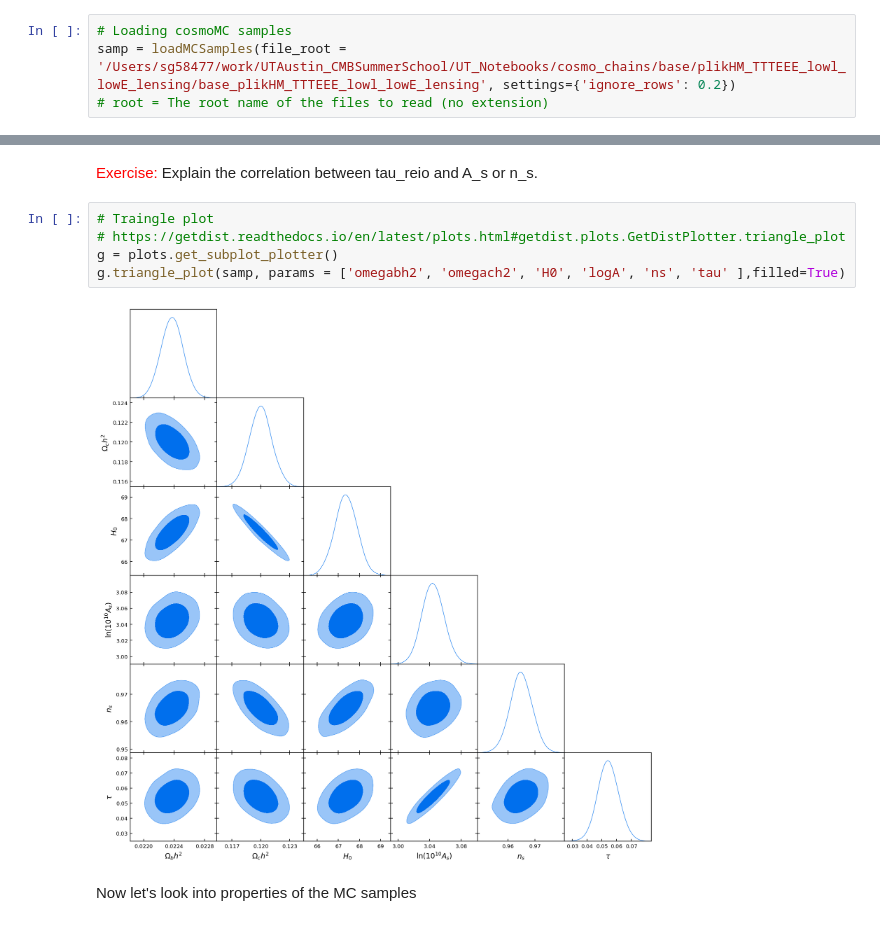
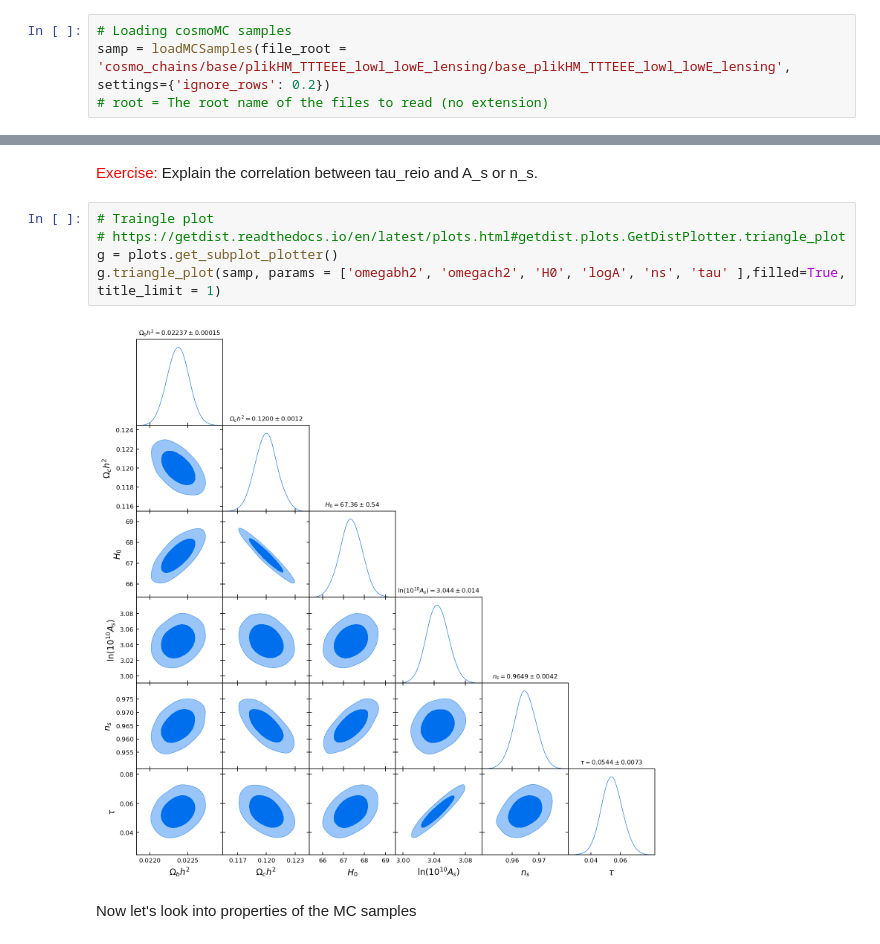
Before and after one commit to TexMExLab/UTAustin_CMBSummerSchool, a Jupyter notebook: UT_Notebooks/SG_Day4_Part1_Getdist.ipynb, the cells around one changed output, grey strips where cells are left out. Cells and saved outputs as stored; diff of their text form.

Commit message:
Updated GetDist notebook

```diff
--- a/UT_Notebooks/SG_Day4_Part1_Getdist.ipynb
+++ b/UT_Notebooks/SG_Day4_Part1_Getdist.ipynb
@@ -26,7 +28,7 @@ $ tar -xvzf CLASS2p8_ACTPol_lite_DR4_leakfix_yp2_baseLCDM_taup_hip_R0p01.tgz -C
 Load samples in GetDist. There are two types of samples here. Planck chains are cosmoMC samples. ACT ones however are cobaya samples.
 # %%
 # Loading cosmoMC samples
-samp = loadMCSamples(file_root = '/Users/sg58477/work/UTAustin_CMBSummerSchool/UT_Notebooks/cosmo_chains/base/plikHM_TTTEEE_lowl_lowE_lensing/base_plikHM_TTTEEE_lowl_lowE_lensing', settings={'ignore_rows': 0.2})
+samp = loadMCSamples(file_root = 'cosmo_chains/base/plikHM_TTTEEE_lowl_lowE_lensing/base_plikHM_TTTEEE_lowl_lowE_lensing', settings={'ignore_rows': 0.2})
 # root = The root name of the files to read (no extension)
 # %% [markdown]
 Options for settings: https://getdist.readthedocs.io/en/latest/analysis_settings.html
@@ -81,10 +83,10 @@ g.plot_3d(samp, ['ns', 'logA', 'tau'])
 # %%
 # Traingle plot
 # https://getdist.readthedocs.io/en/latest/plots.html#getdist.plots.GetDistPlotter.triangle_plot
 g = plots.get_subplot_plotter()
-g.triangle_plot(samp, params = ['omegabh2', 'omegach2', 'H0', 'logA', 'ns', 'tau' ],filled=True)
+g.triangle_plot(samp, params = ['omegabh2', 'omegach2', 'H0', 'logA', 'ns', 'tau' ],filled=True, title_limit = 1)
 # %% [output]
-[figure, old version]
+[figure, new version]
 # %% [markdown]
 Now let's look into properties of the MC samples
 # %%
```
Also changed, not shown: parts of 17 cells of this notebook.
